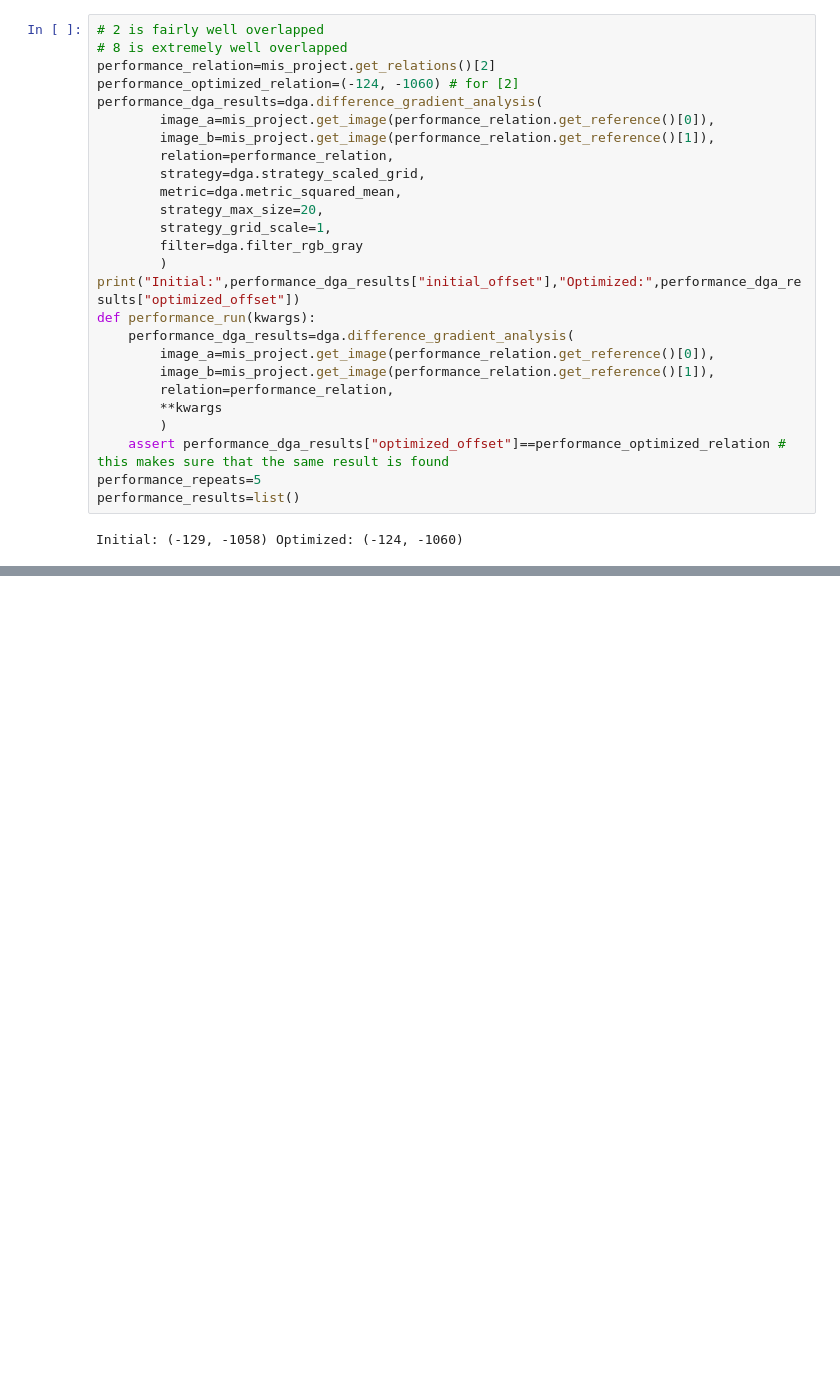
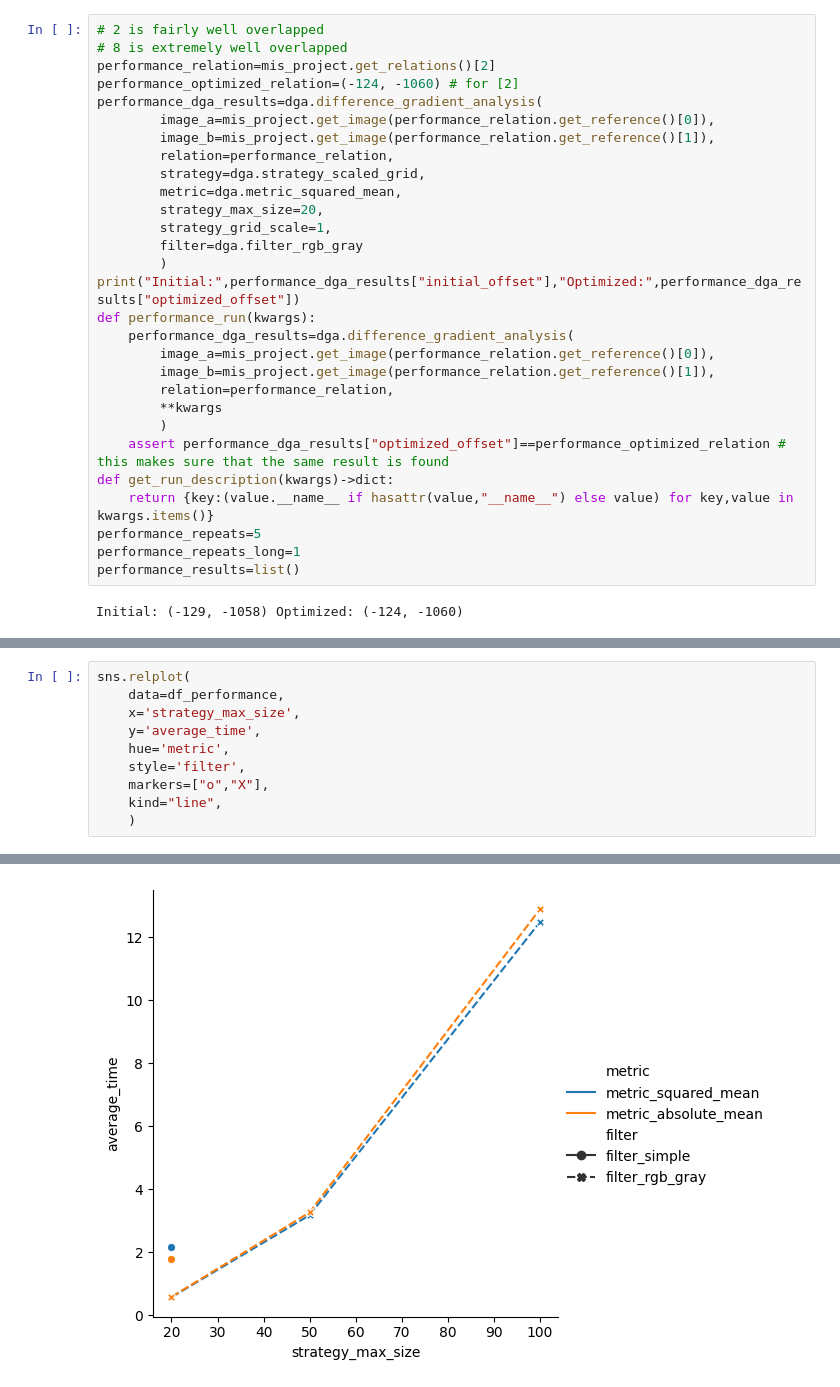
Before and after one commit to jess-garnett/MISalign, a Jupyter notebook: develop/difference_gradient_alignment.ipynb, the cells around one changed output, grey strips where cells are left out. Saved outputs shown, nothing was run; the diff lists cells and outputs as text; blank space fills up the shorter version.

```diff
--- a/develop/difference_gradient_alignment.ipynb
+++ b/develop/difference_gradient_alignment.ipynb
@@ -152,7 +153,10 @@ def performance_run(kwargs):
         **kwargs
         )
     assert performance_dga_results["optimized_offset"]==performance_optimized_relation # this makes sure that the same result is found
+def get_run_description(kwargs)->dict:
+    return {key:(value.__name__ if hasattr(value,"__name__") else value) for key,value in kwargs.items()}
 performance_repeats=5
+performance_repeats_long=1
 performance_results=list()
 # %% [output]
 Initial: (-129, -1058) Optimized: (-124, -1060)
@@ -236,0 +276,11 @@ pd.DataFrame(performance_results)
+# %%
+sns.relplot(
+    data=df_performance,
+    x='strategy_max_size',
+    y='average_time',
+    hue='metric',
+    style='filter',
+    markers=["o","X"],
+    kind="line",
+    )
+# %% [output]
@@ -236,0 +288 @@ pd.DataFrame(performance_results)
+[figure, added]
```
Also changed, not shown: parts of 18 cells of this notebook.
